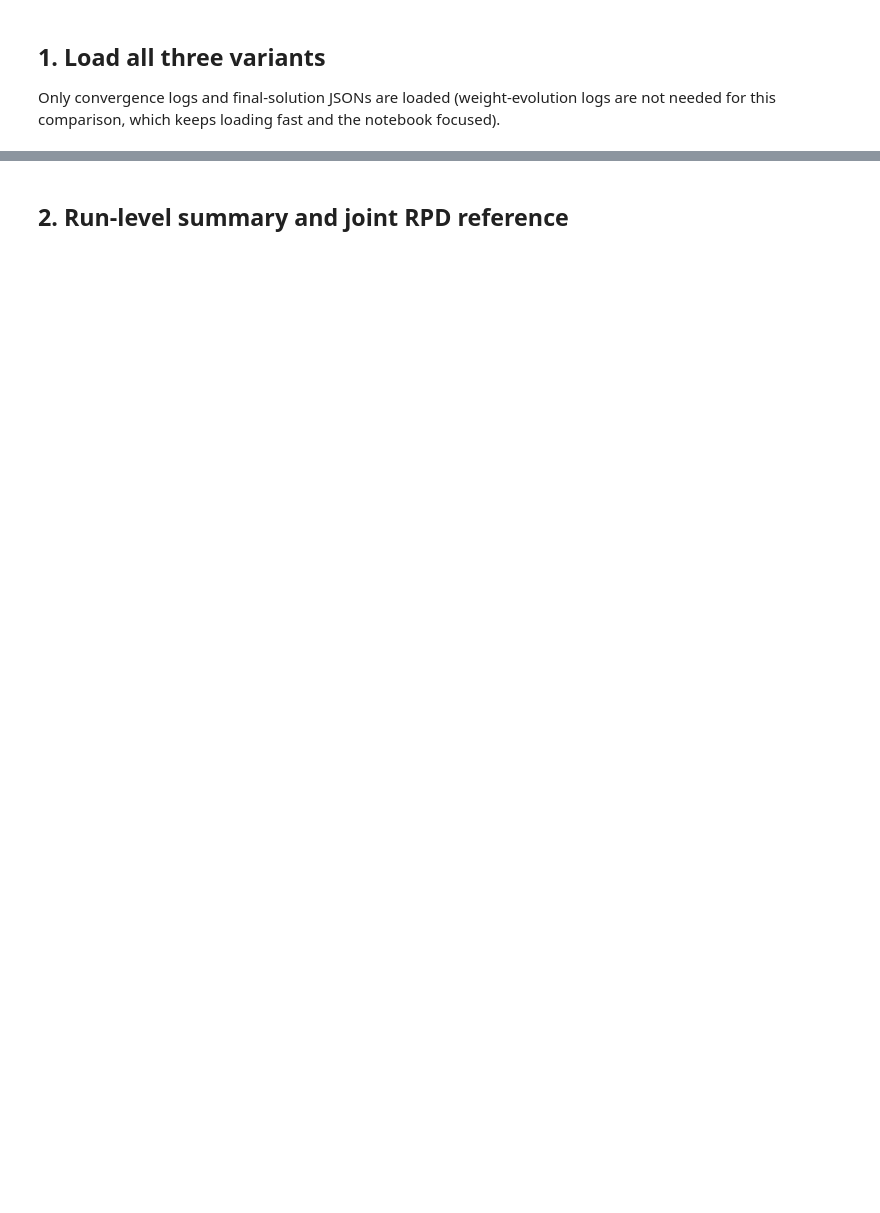
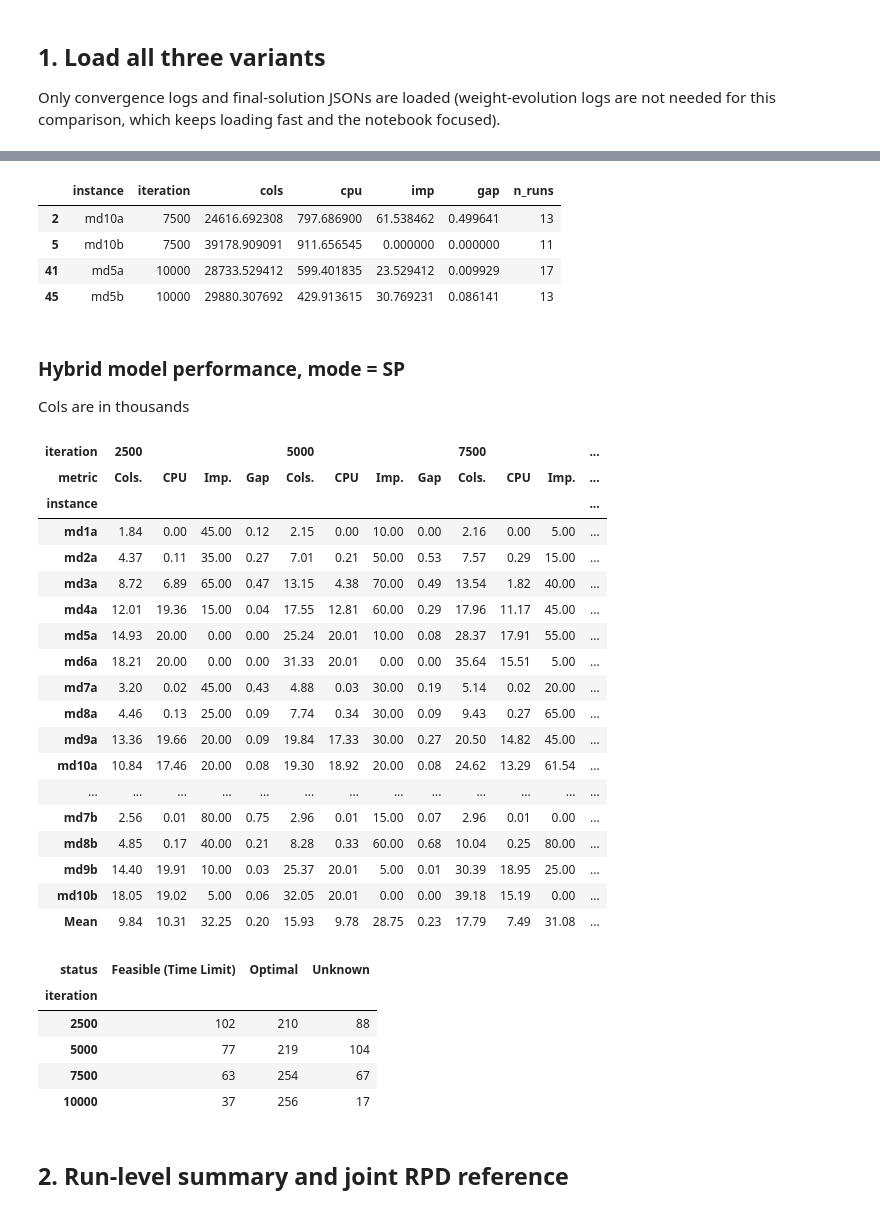
Before and after one commit to Willyllem88/MD-DARP-Research, a Jupyter notebook: experiments/notebooks/4_run_set_based.ipynb, the cells around one changed output, grey strips where cells are left out. Saved outputs shown, nothing was run; the diff lists cells and outputs as text; code cells hidden in the pictures; blank space fills up the shorter version.

```diff
--- a/experiments/notebooks/4_run_set_based.ipynb
+++ b/experiments/notebooks/4_run_set_based.ipynb
@@ -22,8 +22,8 @@ from IPython.display import display, Markdown
 # Configuration
 # ---------------------------------------------------------
 
-BASE_DIR = Path("./run_base_20")
-SET_BASED_DIR = Path("./run_set_based")
+BASE_DIR = Path("../data/run_base_20")
+SET_BASED_DIR = Path("../data/run_set_based")
 
 VARIANT_ORDER = ["Baseline", "Set Partitioning", "Set Covering"]
 VARIANT_COLORS = {
@@ -257,7 +276,7 @@ if not df_hybrid_all.empty:
 # Hybrid model ablation table at iteration checkpoints
 # ---------------------------------------------------------
 
-HYBRID_MODE = "SC"                              # <-- "SP" (set partitioning) or "SC" (set covering)
+HYBRID_MODE = "SP"                              # <-- "SP" (set partitioning) or "SC" (set covering)
 HYBRID_CHECKPOINTS = [2500, 5000, 7500, 10000]
 STATUS_OK = {"optimal", "feasible (time limit)"}   # statuses whose new_obj is usable
 METRICS = ["Cols.", "CPU", "Imp.", "Gap"]
@@ -315,9 +334,18 @@ def build_hybrid_table(df_h, mode, checkpoints):
 
 hybrid_table = build_hybrid_table(df_hybrid_all, HYBRID_MODE, HYBRID_CHECKPOINTS)
 
-display(Markdown(f"### Hybrid model performance, mode = {HYBRID_MODE}"))
-display(hybrid_table.round(2))
-
+display(Markdown(f"### Hybrid model performance, mode = {HYBRID_MODE}\n Cols are in thousands"))
+display(
+    hybrid_table
+    .pipe(lambda df: df.div(
+        pd.Series({
+            **{(cp, "CPU"): 60 for cp in HYBRID_CHECKPOINTS},
+            **{(cp, "Cols."): 1000 for cp in HYBRID_CHECKPOINTS},
+        }).reindex(df.columns, fill_value=1),
+        axis=1
+    ))
+    .round(2)
+)
 # ---- Status breakdown at each checkpoint (useful for the paper text) ----
 status_breakdown = (
     df_hybrid_all[(df_hybrid_all["mode"] == HYBRID_MODE)
@@ -346,8 +374,9 @@ def hybrid_to_latex_rows(table, checkpoints, decimals=(1, 2, 1, 2)):
     return "\n".join(lines)
 
 
-latex_rows = hybrid_hybrid = hybrid_to_latex_rows(hybrid_table, HYBRID_CHECKPOINTS)
-print(latex_rows)
+#latex_rows = hybrid_hybrid = hybrid_to_latex_rows(hybrid_table, HYBRID_CHECKPOINTS)
+#print(latex_rows)
 
 hybrid_table.to_csv(COMPARISON_DIR / f"hybrid_table_{HYBRID_MODE}.csv")
-(COMPARISON_DIR / f"hybrid_table_{HYBRID_MODE}.tex").write_text(latex_rows)
+#(COMPARISON_DIR / f"hybrid_table_{HYBRID_MODE}.tex").write_text(latex_rows)
+# %% [output]
@@ -354,3 +384,35 @@ hybrid_table.to_csv(COMPARISON_DIR / f"hybrid_table_{HYBRID_MODE}.csv")
+|  | instance | iteration | cols | cpu | imp | gap | n_runs |
+| 2 | md10a | 7500 | 24616.692308 | 797.686900 | 61.538462 | 0.499641 | 13 |
+| 5 | md10b | 7500 | 39178.909091 | 911.656545 | 0.000000 | 0.000000 | 11 |
+| 41 | md5a | 10000 | 28733.529412 | 599.401835 | 23.529412 | 0.009929 | 17 |
+| 45 | md5b | 10000 | 29880.307692 | 429.913615 | 30.769231 | 0.086141 | 13 |
+### Hybrid model performance, mode = SP
+ Cols are in thousands
+| iteration | 2500 |  |  |  | 5000 |  |  |  | 7500 |  |  | ... |
+| metric | Cols. | CPU | Imp. | Gap | Cols. | CPU | Imp. | Gap | Cols. | CPU | Imp. | ... |
+| instance |  |  |  |  |  |  |  |  |  |  |  | ... |
+| md1a | 1.84 | 0.00 | 45.00 | 0.12 | 2.15 | 0.00 | 10.00 | 0.00 | 2.16 | 0.00 | 5.00 | ... |
+| md2a | 4.37 | 0.11 | 35.00 | 0.27 | 7.01 | 0.21 | 50.00 | 0.53 | 7.57 | 0.29 | 15.00 | ... |
+| md3a | 8.72 | 6.89 | 65.00 | 0.47 | 13.15 | 4.38 | 70.00 | 0.49 | 13.54 | 1.82 | 40.00 | ... |
+| md4a | 12.01 | 19.36 | 15.00 | 0.04 | 17.55 | 12.81 | 60.00 | 0.29 | 17.96 | 11.17 | 45.00 | ... |
+| md5a | 14.93 | 20.00 | 0.00 | 0.00 | 25.24 | 20.01 | 10.00 | 0.08 | 28.37 | 17.91 | 55.00 | ... |
+| md6a | 18.21 | 20.00 | 0.00 | 0.00 | 31.33 | 20.01 | 0.00 | 0.00 | 35.64 | 15.51 | 5.00 | ... |
+| md7a | 3.20 | 0.02 | 45.00 | 0.43 | 4.88 | 0.03 | 30.00 | 0.19 | 5.14 | 0.02 | 20.00 | ... |
+| md8a | 4.46 | 0.13 | 25.00 | 0.09 | 7.74 | 0.34 | 30.00 | 0.09 | 9.43 | 0.27 | 65.00 | ... |
+| md9a | 13.36 | 19.66 | 20.00 | 0.09 | 19.84 | 17.33 | 30.00 | 0.27 | 20.50 | 14.82 | 45.00 | ... |
+| md10a | 10.84 | 17.46 | 20.00 | 0.08 | 19.30 | 18.92 | 20.00 | 0.08 | 24.62 | 13.29 | 61.54 | ... |
+| ... | ... | ... | ... | ... | ... | ... | ... | ... | ... | ... | ... | ... |
+| md7b | 2.56 | 0.01 | 80.00 | 0.75 | 2.96 | 0.01 | 15.00 | 0.07 | 2.96 | 0.01 | 0.00 | ... |
+| md8b | 4.85 | 0.17 | 40.00 | 0.21 | 8.28 | 0.33 | 60.00 | 0.68 | 10.04 | 0.25 | 80.00 | ... |
+| md9b | 14.40 | 19.91 | 10.00 | 0.03 | 25.37 | 20.01 | 5.00 | 0.01 | 30.39 | 18.95 | 25.00 | ... |
+| md10b | 18.05 | 19.02 | 5.00 | 0.06 | 32.05 | 20.01 | 0.00 | 0.00 | 39.18 | 15.19 | 0.00 | ... |
+| Mean | 9.84 | 10.31 | 32.25 | 0.20 | 15.93 | 9.78 | 28.75 | 0.23 | 17.79 | 7.49 | 31.08 | ... |
+| status | Feasible (Time Limit) | Optimal | Unknown |
+| iteration |  |  |  |
+| 2500 | 102 | 210 | 88 |
+| 5000 | 77 | 219 | 104 |
+| 7500 | 63 | 254 | 67 |
+| 10000 | 37 | 256 | 17 |
 # %% [markdown]
 ## 2. Run-level summary and joint RPD reference
 # %%
```
Also changed, not shown: parts of 12 cells of this notebook.
